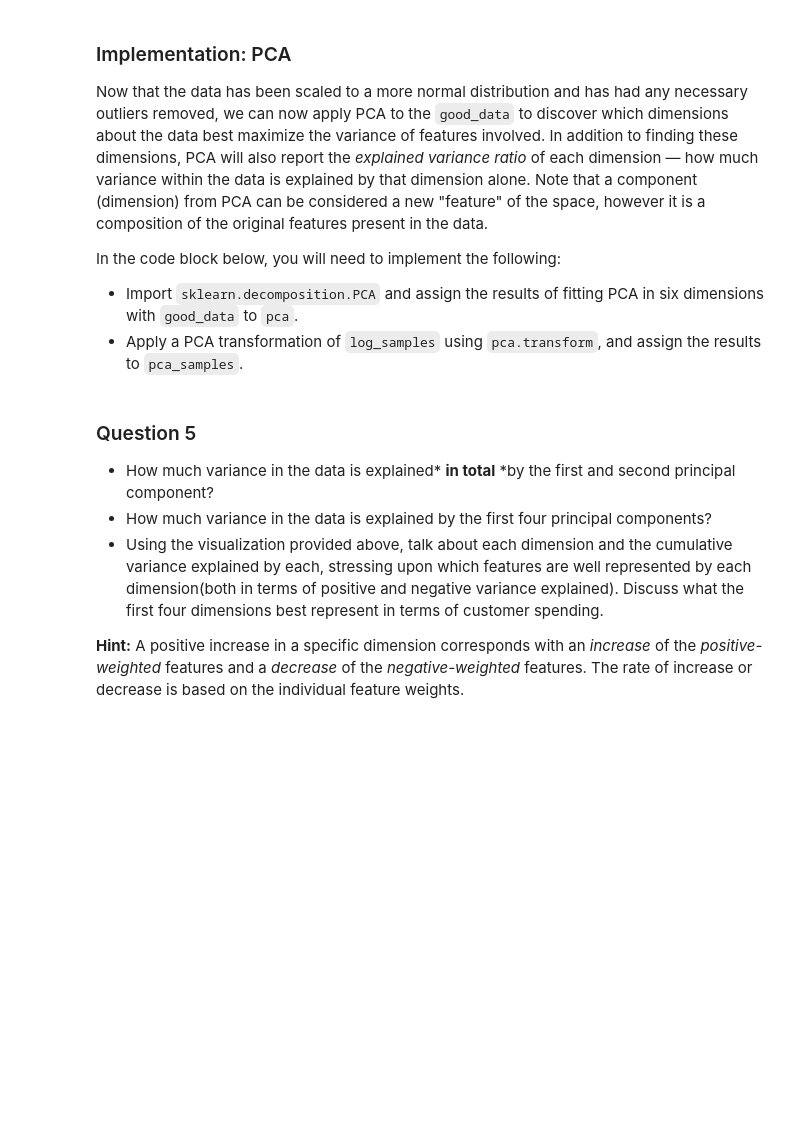
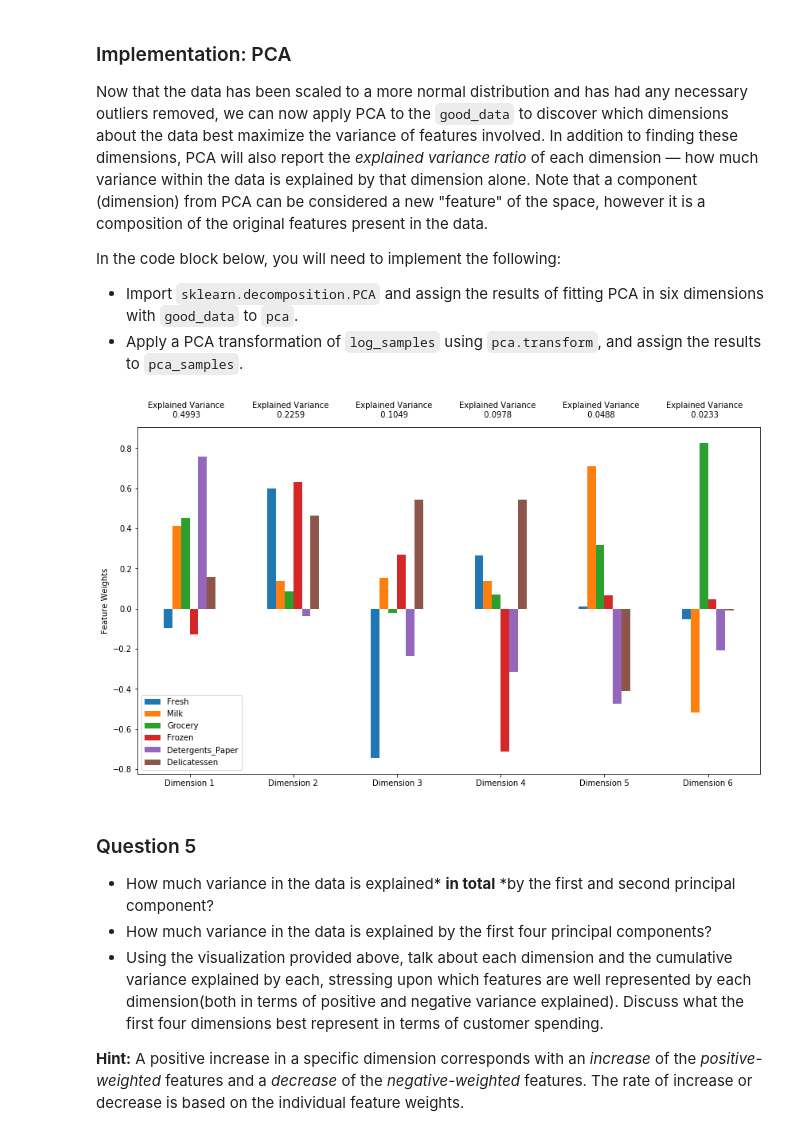
Before and after one commit to zeetaros/ml_nanodegree, a Jupyter notebook: customer_segments/customer_segments_CSY.ipynb, the cells around one changed output. Drawn from its saved outputs; the diff is of its cells as text; code cells hidden in the pictures; blank space fills up the shorter version.

```diff
--- a/customer_segments/customer_segments_CSY.ipynb
+++ b/customer_segments/customer_segments_CSY.ipynb
@@ -232,24 +239,27 @@ In the code block below, you will need to implement the following:
 **NOTE:** If you choose to remove any outliers, ensure that the sample data does not contain any of these points!
 Once you have performed this implementation, the dataset will be stored in the variable `good_data`.
 # %%
+outliers=[]
+unique_outliers=set()
 # For each feature find the data points with extreme high or low values
 for feature in log_data.keys():
 
     # TODO: Calculate Q1 (25th percentile of the data) for the given feature
-    Q1 = None
+    Q1 = np.percentile(a=log_data[feature], q=25)
 
     # TODO: Calculate Q3 (75th percentile of the data) for the given feature
-    Q3 = None
+    Q3 = np.percentile(a=log_data[feature], q=75)
 
     # TODO: Use the interquartile range to calculate an outlier step (1.5 times the interquartile range)
-    step = None
+    step = 1.5 * (Q3-Q1)
 
     # Display the outliers
     print("Data points considered outliers for the feature '{}':".format(feature))
     display(log_data[~((log_data[feature] >= Q1 - step) & (log_data[feature] <= Q3 + step))])
 
 # OPTIONAL: Select the indices for data points you wish to remove
-outliers  = []
+    outliers += list(log_data[~((log_data[feature] >= Q1 - step) & (log_data[feature] <= Q3 + step))].index)
+    unique_outliers.update(log_data[~((log_data[feature] >= Q1 - step) & (log_data[feature] <= Q3 + step))].index)
 
 # Remove the outliers, if any were specified
-good_data = log_data.drop(log_data.index[outliers]).reset_index(drop = True)
+good_data = log_data.drop(log_data.index[list(unique_outliers)]).reset_index(drop = True)
@@ -274,14 +355,17 @@ In the code block below, you will need to implement the following:
  - Import `sklearn.decomposition.PCA` and assign the results of fitting PCA in six dimensions with `good_data` to `pca`.
  - Apply a PCA transformation of `log_samples` using `pca.transform`, and assign the results to `pca_samples`.
 # %%
+from sklearn.decomposition import PCA
 # TODO: Apply PCA by fitting the good data with the same number of dimensions as features
-pca = None
+pca = PCA(n_components=6, random_state=42).fit(good_data)
 
 # TODO: Transform log_samples using the PCA fit above
-pca_samples = None
+pca_samples = pca.transform(log_samples)
 
 # Generate PCA results plot
 pca_results = vs.pca_results(good_data, pca)
+# %% [output]
+[figure, added]
 # %% [markdown]
 ### Question 5
 
```
Also changed, not shown: parts of 25 cells of this notebook.
